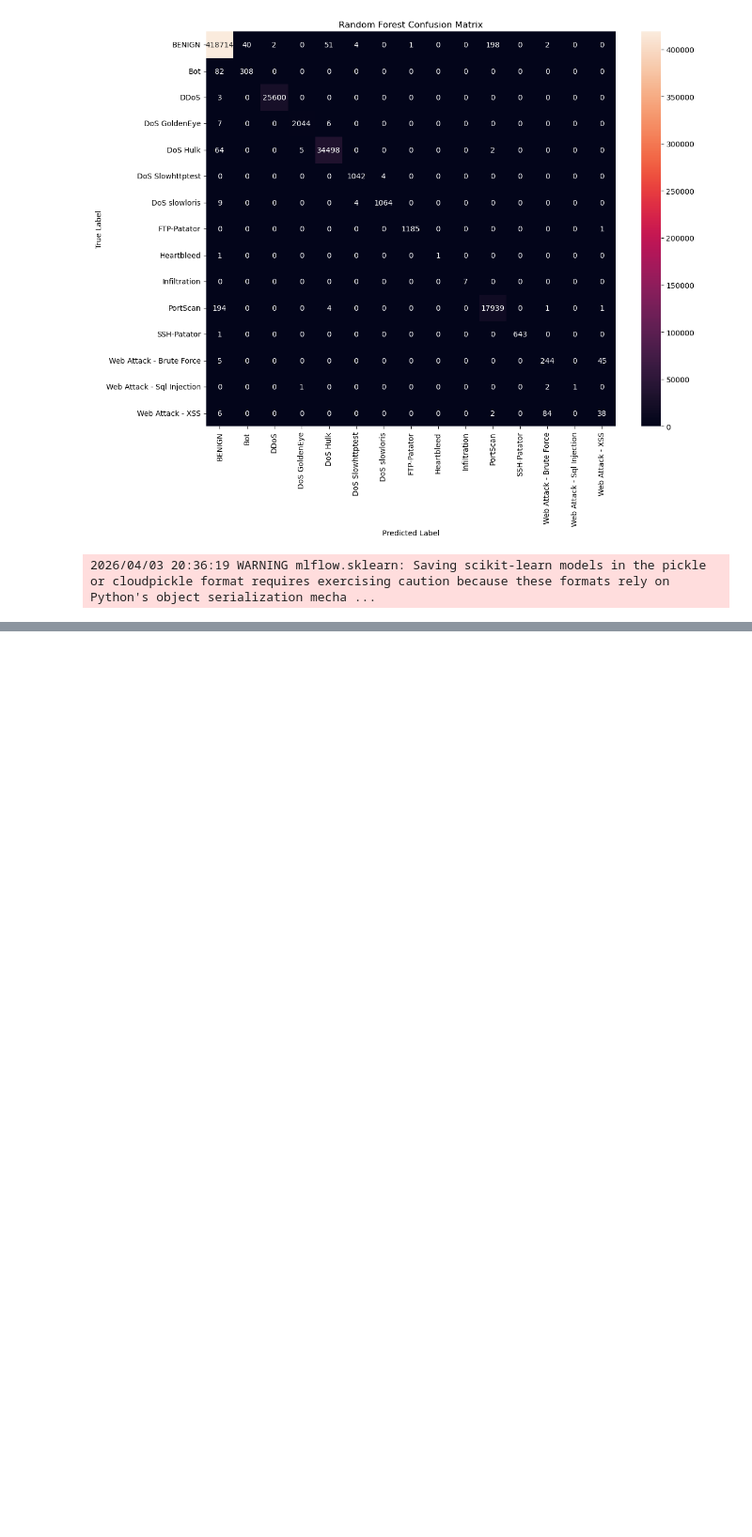
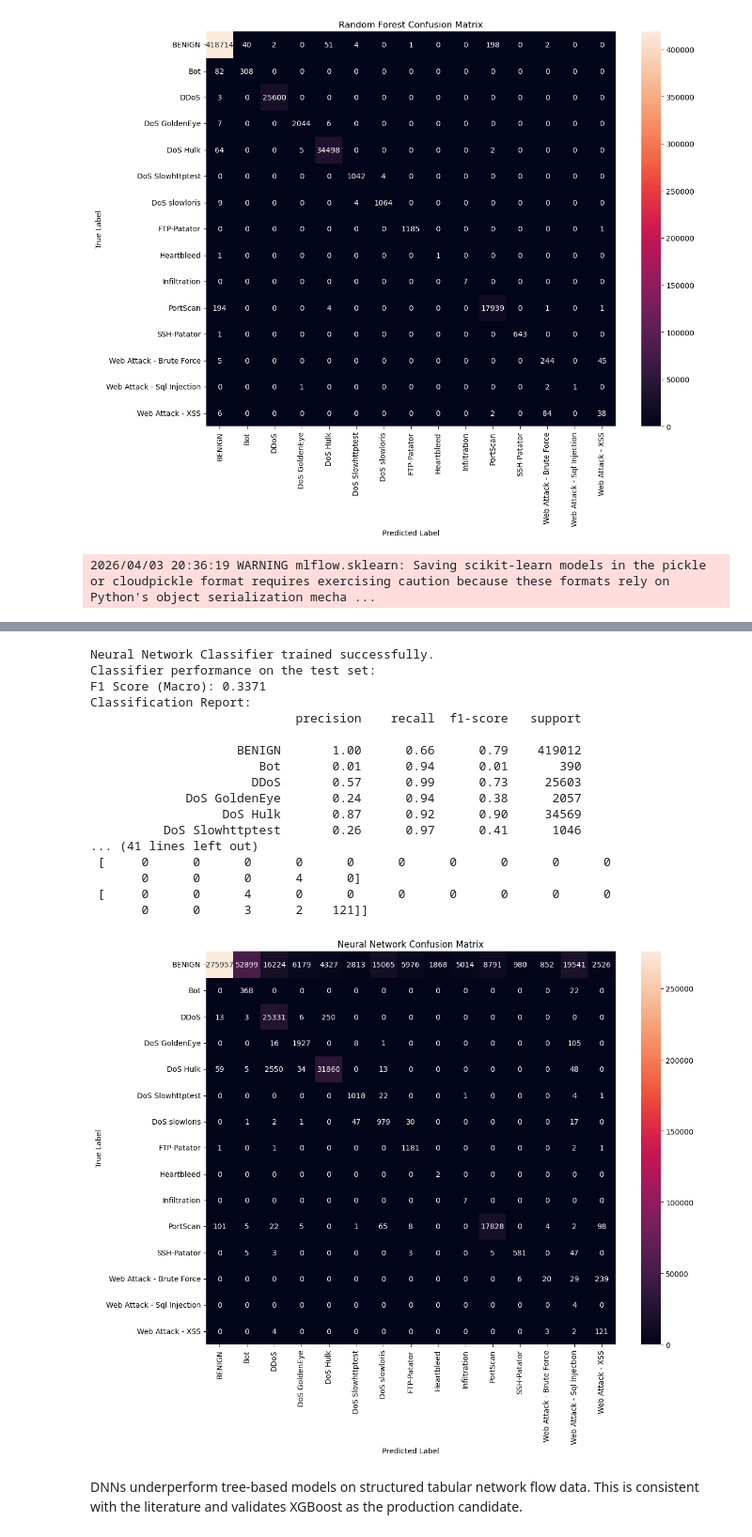
Before and after one commit to StanSouthwick/network-anomaly-detector, a Jupyter notebook: notebooks/03_model_training.ipynb, the cells around one changed output, grey strips where cells are left out. Shown at 94% size. Saved outputs shown, nothing was run; the diff lists cells and outputs as text; code cells hidden in the pictures; blank space fills up the shorter version.

Commit message:
Phase 3: Train and evaluate Keras DNN baseline, log to MLflow

```diff
--- a/notebooks/03_model_training.ipynb
+++ b/notebooks/03_model_training.ipynb
@@ -392,0 +473,5 @@ with mlflow.start_run(run_name="random_forest_baseline_v2_sample_weighted",):
+# %%
+# Train the model
+early_stopping = EarlyStopping(monitor='val_loss', patience=5, restore_best_weights=True) # Add early stopping to prevent overfitting
+sample_weights = compute_sample_weight(class_weight='balanced', y = y_train)
+network_dataset_tf_history = network_dataset_tf.fit(X_train, y_train, epochs=20, batch_size=512, validation_split=0.2, sample_weight=sample_weights, callbacks=[early_stopping]) # Add class_weight to handle class imbalance
@@ -392,0 +499,7 @@ with mlflow.start_run(run_name="random_forest_baseline_v2_sample_weighted",):
+# %%
+# Evaluate the model on the test set
+y_pred_tf = network_dataset_tf.predict(X_test)
+y_pred_tf = np.argmax(y_pred_tf, axis=1)  # convert probabilities to class labels
+
+#Save the model
+network_dataset_tf.save('../models/network_dataset_tf.h5')
@@ -392,0 +509,50 @@ with mlflow.start_run(run_name="random_forest_baseline_v2_sample_weighted",):
+# %%
+# Evaluate the model
+print('Neural Network Classifier trained successfully.')
+print("Classifier performance on the test set:  ")
+f1_score_macro_tf = f1_score(y_test, y_pred_tf, average='macro')
+classification_report_tf = classification_report(y_test, y_pred_tf, target_names=network_dataset_encoder.classes_)
+conf_matrix_tf = confusion_matrix(y_test, y_pred_tf)
+print(f'F1 Score (Macro): {f1_score_macro_tf:.4f}')
+print('Classification Report:')
+print(classification_report_tf)
+print('Confusion Matrix:')
+print(conf_matrix_tf)
+# Confusion matrix as an image
+import matplotlib.pyplot as plt
+import seaborn as sns
+
+plt.figure(figsize=(12, 10))
+sns.heatmap(conf_matrix_tf, annot=True, fmt='d',
+            xticklabels=network_dataset_encoder.classes_,
+            yticklabels=network_dataset_encoder.classes_)
+plt.title('Neural Network Confusion Matrix')
+plt.ylabel('True Label')
+plt.xlabel('Predicted Label')
+plt.tight_layout()
+plt.savefig('../reports/tf_confusion_matrix.png')
+
+
+with open('../reports/classification_report_tf.txt', 'w') as f:
+    f.write(classification_report_tf)
+# %% [output]
+Neural Network Classifier trained successfully.
+Classifier performance on the test set:
+F1 Score (Macro): 0.3371
+Classification Report:
+                            precision    recall  f1-score   support
+
+                    BENIGN       1.00      0.66      0.79    419012
+                       Bot       0.01      0.94      0.01       390
+                      DDoS       0.57      0.99      0.73     25603
+             DoS GoldenEye       0.24      0.94      0.38      2057
+                  DoS Hulk       0.87      0.92      0.90     34569
+          DoS Slowhttptest       0.26      0.97      0.41      1046
+... (41 lines left out)
+ [     0      0      0      0      0      0      0      0      0      0
+       0      0      0      4      0]
+ [     0      0      4      0      0      0      0      0      0      0
+       0      0      3      2    121]]
+[figure, added]
+# %% [markdown]
+DNNs underperform tree-based models on structured tabular network flow data. This is consistent with the literature and validates XGBoost as the production candidate.
```
Also changed, not shown: parts of 8 cells of this notebook, 3 other files.
